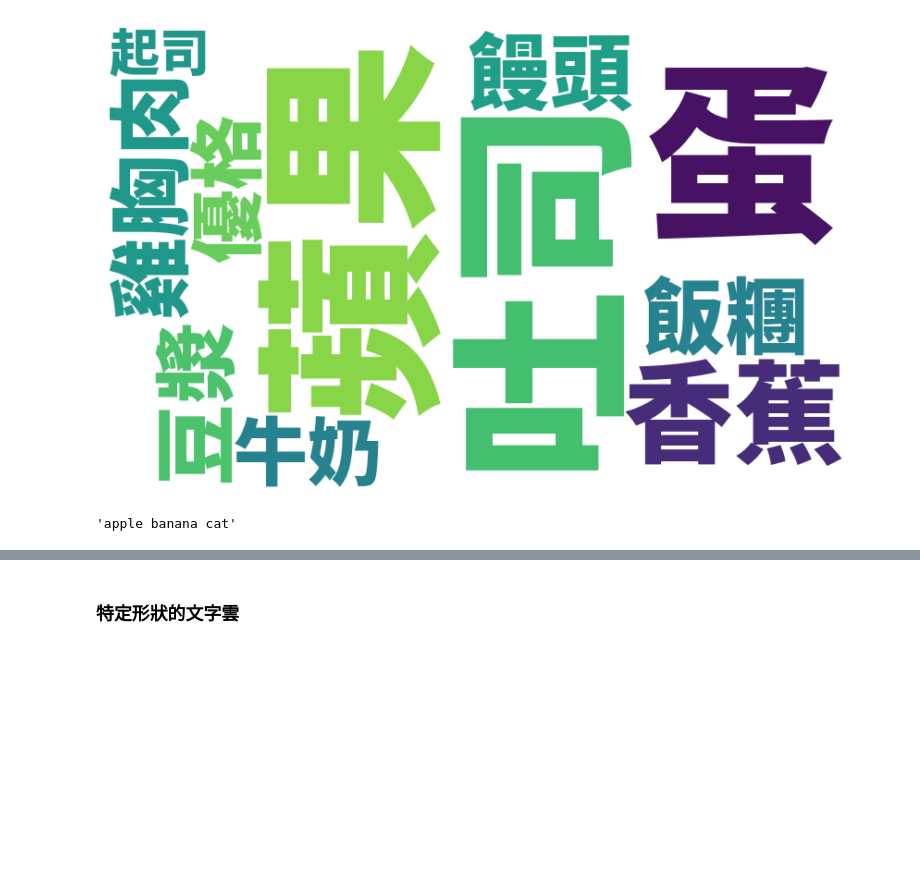
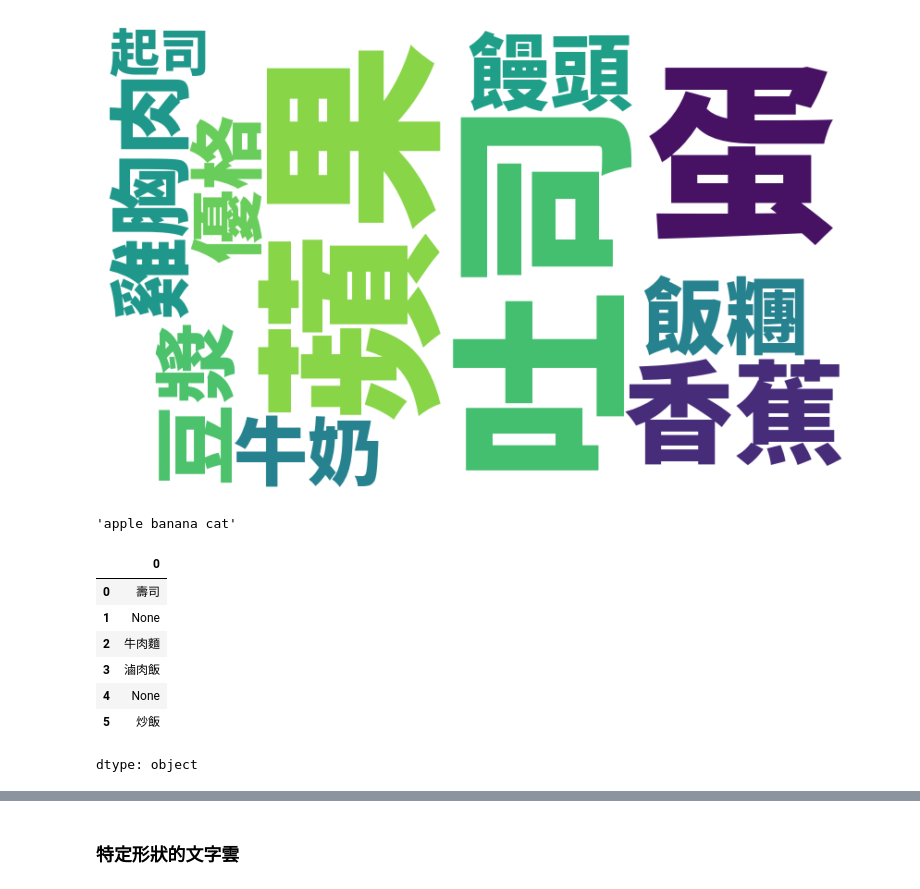
Before and after one commit to Huwalli/PLta, a Jupyter notebook: 資料視覺化.ipynb, the cells around one changed output, grey strips where cells are left out. Saved outputs shown, nothing was run; the diff lists cells and outputs as text; code cells hidden in the pictures; blank space fills up the shorter version.

```diff
--- a/資料視覺化.ipynb
+++ b/資料視覺化.ipynb
@@ -295,3 +295,16 @@ joined = " ".join(words)
 joined
 # %% [output]
 'apple banana cat'
+# %%
+import pandas as pd
+food_items = pd.Series(["壽司", None, "牛肉麵", "滷肉飯", None, "炒飯"])
+food_items
+# %% [output]
+|  | 0 |
+| 0 | 壽司 |
+| 1 | None |
+| 2 | 牛肉麵 |
+| 3 | 滷肉飯 |
+| 4 | None |
+| 5 | 炒飯 |
+dtype: object
```
Also changed, not shown: parts of 1 cell of this notebook.
